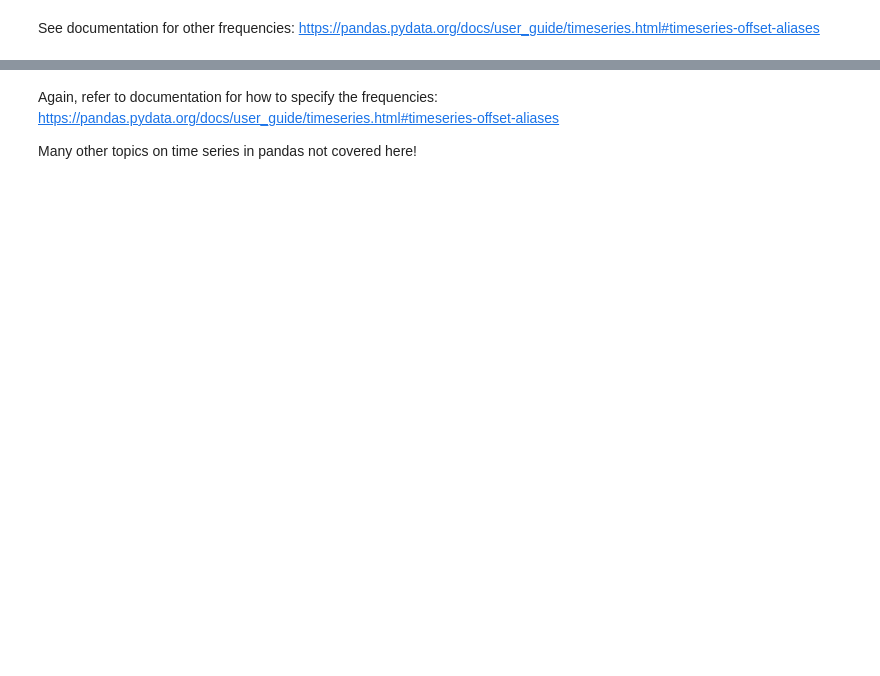
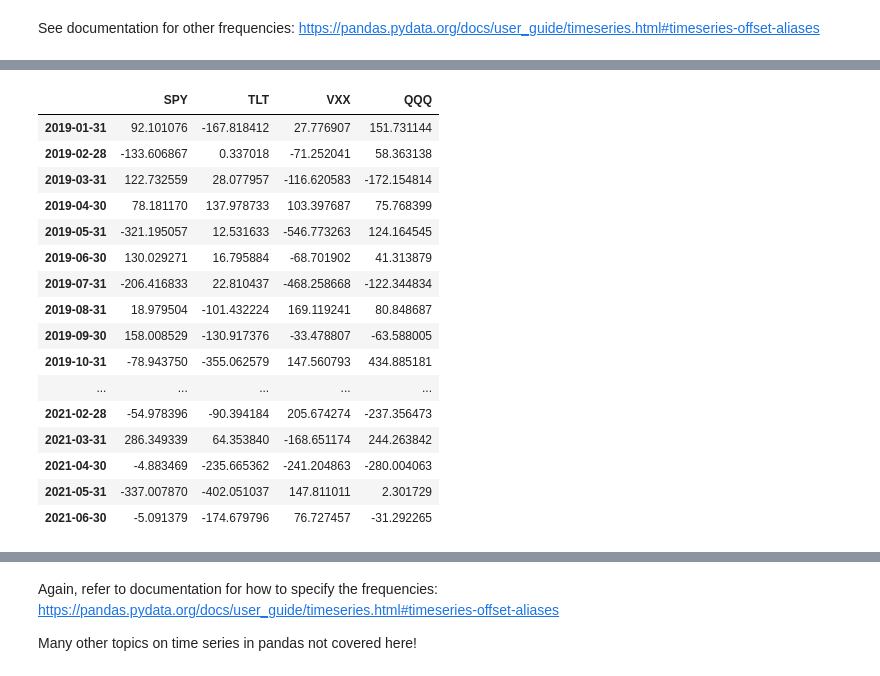
Before and after one commit to Brice-Dev-Lab/WSQ-Training-Modules, a Jupyter notebook: 06_morePandas2Code/TimeSeries.ipynb, the cells around one changed output, grey strips where cells are left out. Drawn from its saved outputs; the diff is of its cells as text; code cells hidden in the pictures; blank space fills up the shorter version.

```diff
--- a/06_morePandas2Code/TimeSeries.ipynb
+++ b/06_morePandas2Code/TimeSeries.ipynb
@@ -221,5 +538,23 @@ df.loc['2019-01-01']
 # %%
-df.resample('M').sum()
+df.resample('ME').sum()
+# %% [output]
+|  | SPY | TLT | VXX | QQQ |
+| 2019-01-31 | 92.101076 | -167.818412 | 27.776907 | 151.731144 |
+| 2019-02-28 | -133.606867 | 0.337018 | -71.252041 | 58.363138 |
+| 2019-03-31 | 122.732559 | 28.077957 | -116.620583 | -172.154814 |
+| 2019-04-30 | 78.181170 | 137.978733 | 103.397687 | 75.768399 |
+| 2019-05-31 | -321.195057 | 12.531633 | -546.773263 | 124.164545 |
+| 2019-06-30 | 130.029271 | 16.795884 | -68.701902 | 41.313879 |
+| 2019-07-31 | -206.416833 | 22.810437 | -468.258668 | -122.344834 |
+| 2019-08-31 | 18.979504 | -101.432224 | 169.119241 | 80.848687 |
+| 2019-09-30 | 158.008529 | -130.917376 | -33.478807 | -63.588005 |
+| 2019-10-31 | -78.943750 | -355.062579 | 147.560793 | 434.885181 |
+| ... | ... | ... | ... | ... |
+| 2021-02-28 | -54.978396 | -90.394184 | 205.674274 | -237.356473 |
+| 2021-03-31 | 286.349339 | 64.353840 | -168.651174 | 244.263842 |
+| 2021-04-30 | -4.883469 | -235.665362 | -241.204863 | -280.004063 |
+| 2021-05-31 | -337.007870 | -402.051037 | 147.811011 | 2.301729 |
+| 2021-06-30 | -5.091379 | -174.679796 | 76.727457 | -31.292265 |
 # %%
 # 5 minute high
 df.resample('5min').max()
```
Also changed, not shown: parts of 13 cells of this notebook.
